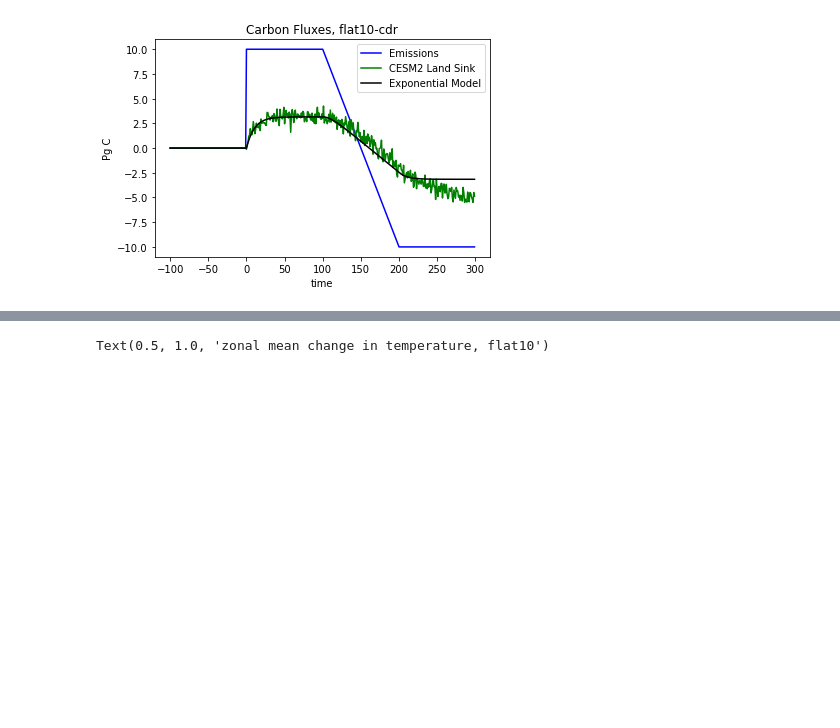
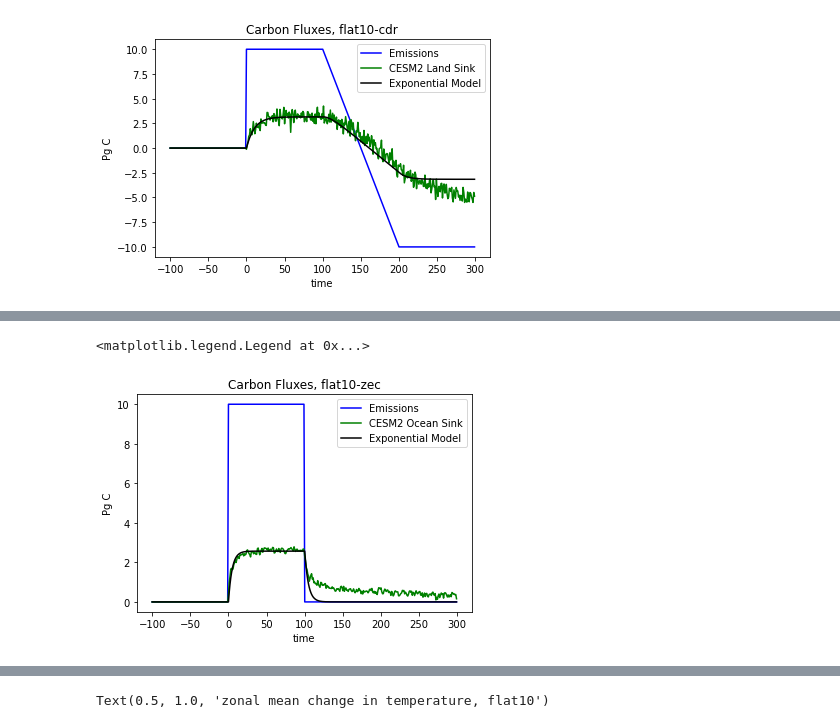
Before and after one commit to ckoven/flat10, a Jupyter notebook: flat10-analysis.ipynb, the cells around one changed output, grey strips where cells are left out. Saved outputs shown, nothing was run; the diff lists cells and outputs as text; code cells hidden in the pictures; blank space fills up the shorter version.

```diff
--- a/flat10-analysis.ipynb
+++ b/flat10-analysis.ipynb
@@ -274,0 +301,18 @@ plt.legend(['Emissions','CESM2 Land Sink','Exponential Model'])
+# %%
+oceansink_zec = np.zeros(400)
+oceansink_zec[100:200] = fgco2_global_annual_flat10[0:100].data * 1e-15
+oceansink_zec[200:] = fgco2_global_annual_zec.data * 1e-15
+
+pred_oceansink_zec = memory(emiss_zec, params_ocean[0], params_ocean[1])
+
+plt.plot(time_zec, emiss_zec, color='blue')
+plt.plot(time_zec, oceansink_zec, color='green')
+plt.plot(time_zec, pred_oceansink_zec, color='black')
+
+plt.title('Carbon Fluxes, flat10-zec')
+plt.ylabel('Pg C')
+plt.xlabel('time')
+plt.legend(['Emissions','CESM2 Ocean Sink','Exponential Model'])
+# %% [output]
+<matplotlib.legend.Legend at 0x...>
+[figure, added]
```
Also changed, not shown: parts of 12 cells of this notebook.
